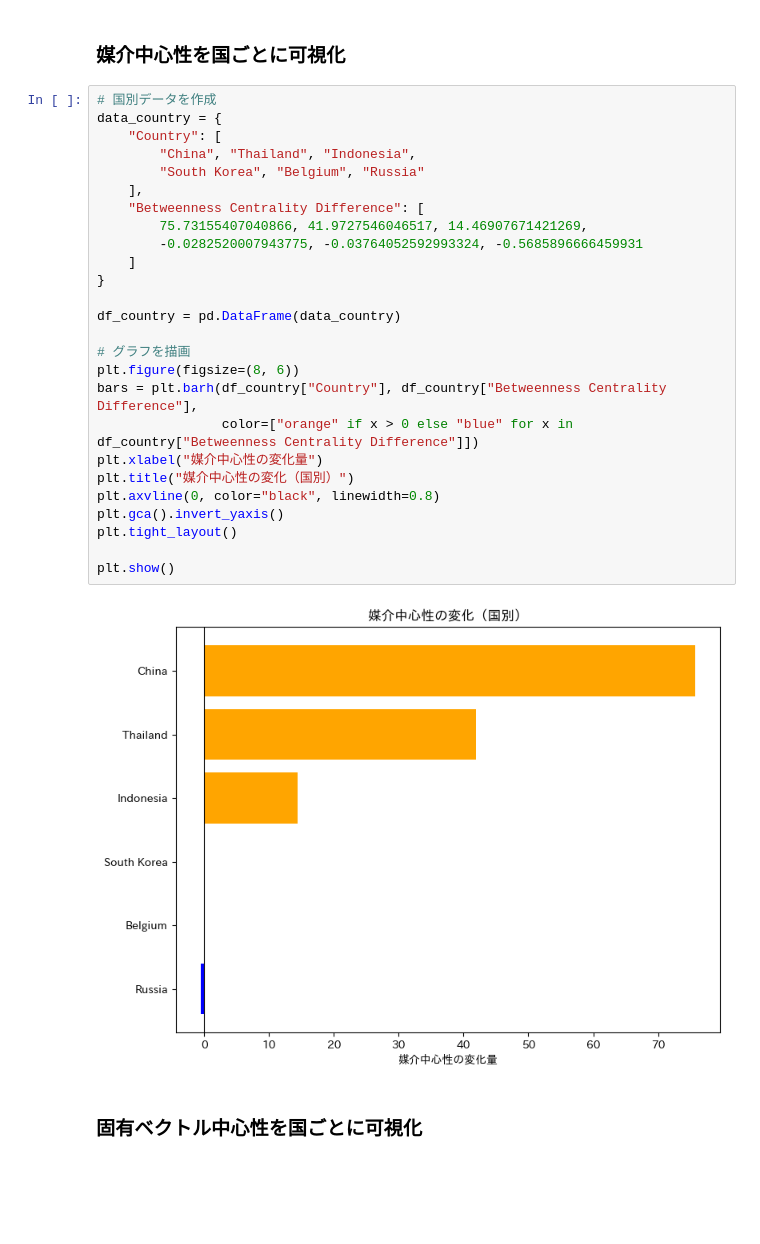
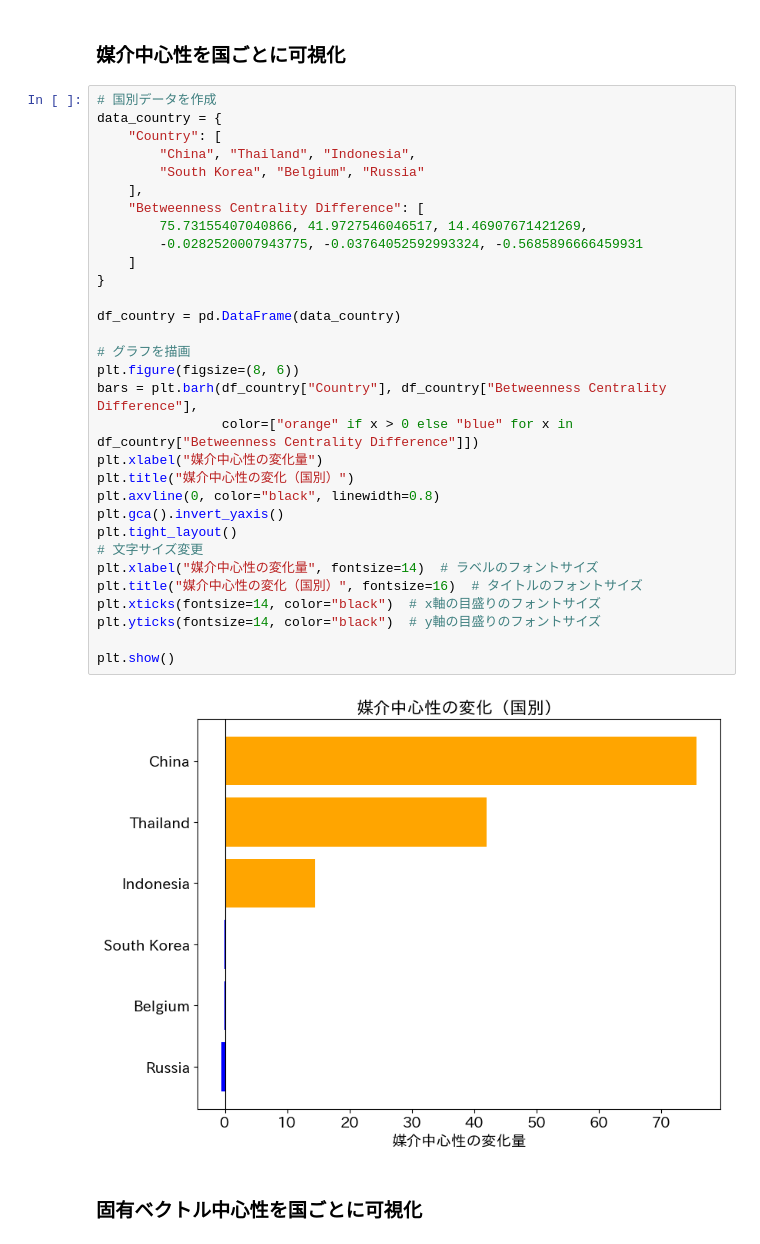
Before and after one commit to asu-bridge93/kisopuro2025, a Jupyter notebook: data/output/result.ipynb, the cells around one changed output. Cells and saved outputs as stored; diff of their text form; blank space fills up the shorter version.

```diff
--- a/data/output/result.ipynb
+++ b/data/output/result.ipynb
@@ -78,31 +88,36 @@ plt.show()
 # %%
 # 国別データを作成
 data_country = {
     "Country": [
         "China", "Thailand", "Indonesia",
         "South Korea", "Belgium", "Russia"
     ],
     "Betweenness Centrality Difference": [
         75.73155407040866, 41.9727546046517, 14.46907671421269,
         -0.0282520007943775, -0.03764052592993324, -0.5685896666459931
     ]
 }
 
 df_country = pd.DataFrame(data_country)
 
 # グラフを描画
 plt.figure(figsize=(8, 6))
 bars = plt.barh(df_country["Country"], df_country["Betweenness Centrality Difference"],
                 color=["orange" if x > 0 else "blue" for x in df_country["Betweenness Centrality Difference"]])
 plt.xlabel("媒介中心性の変化量")
 plt.title("媒介中心性の変化（国別）")
 plt.axvline(0, color="black", linewidth=0.8)
 plt.gca().invert_yaxis()
 plt.tight_layout()
+# 文字サイズ変更
+plt.xlabel("媒介中心性の変化量", fontsize=14)  # ラベルのフォントサイズ
+plt.title("媒介中心性の変化（国別）", fontsize=16)  # タイトルのフォントサイズ
+plt.xticks(fontsize=14, color="black")  # x軸の目盛りのフォントサイズ
+plt.yticks(fontsize=14, color="black")  # y軸の目盛りのフォントサイズ
 
 plt.show()
 # %% [output]
-[figure, old version]
+[figure, new version]
 # %% [markdown]
 ### 固有ベクトル中心性を国ごとに可視化
 # %%
```
Also changed, not shown: parts of 3 cells of this notebook.
